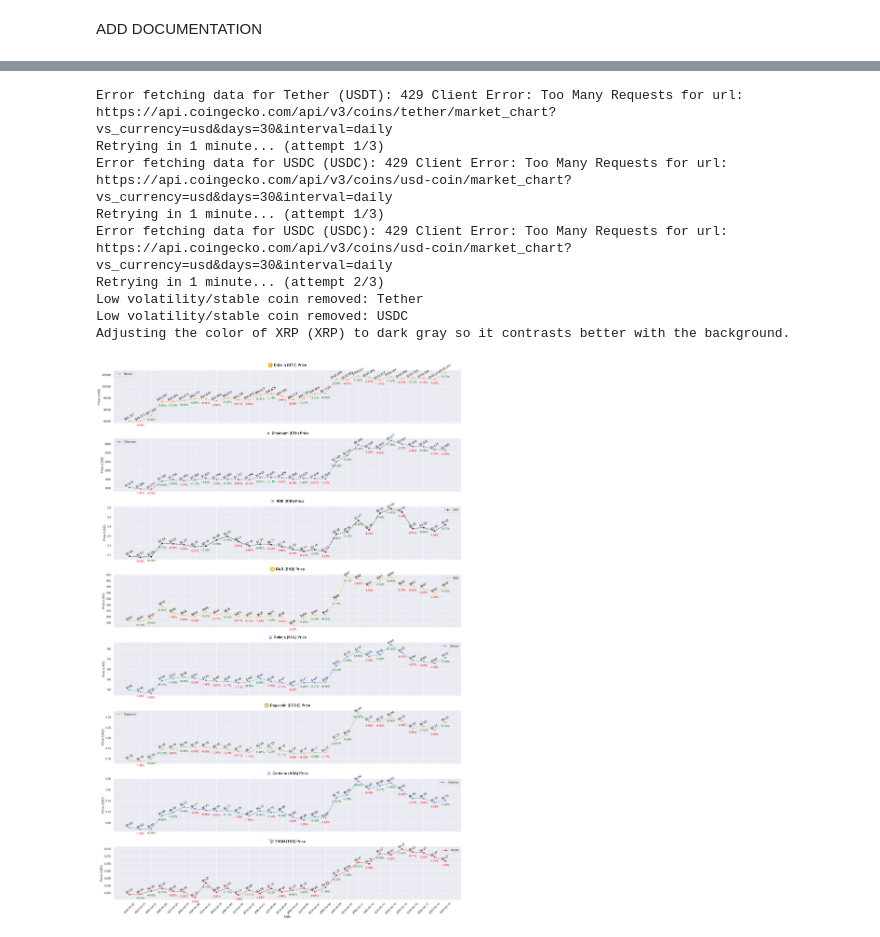
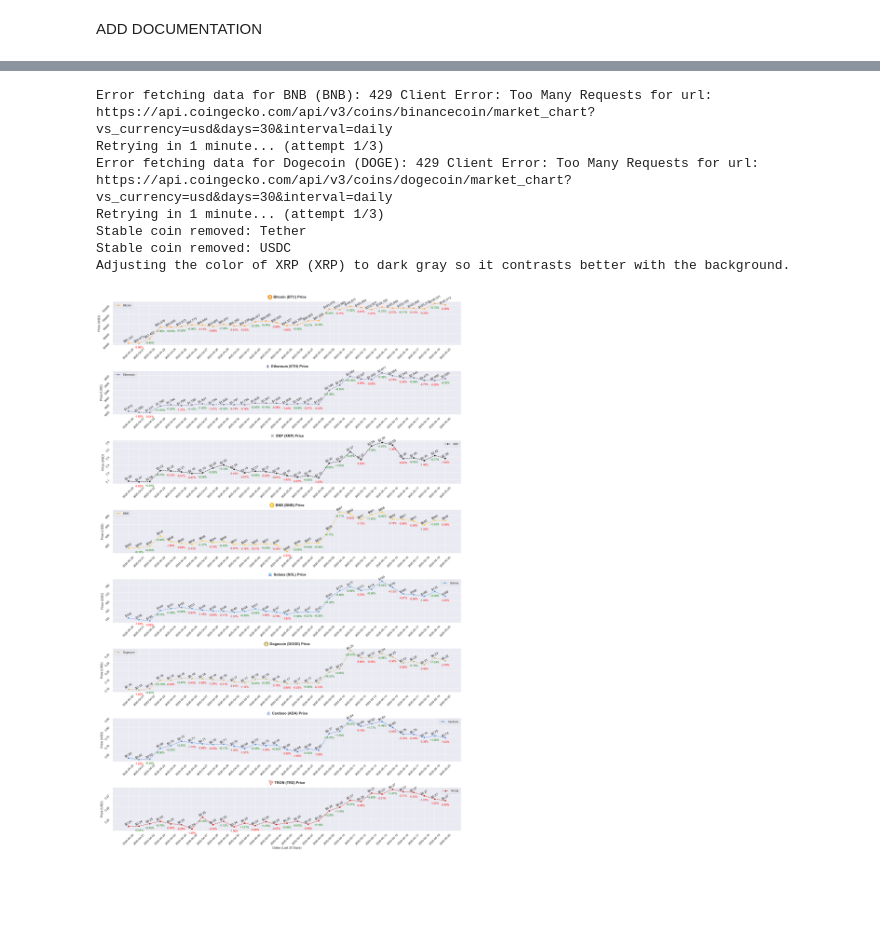
Before and after one commit to oganbayril/crypto-market-analyzer, a Jupyter notebook: crypto-price-analyzer.ipynb, the cells around one changed output, grey strips where cells are left out. Cells and saved outputs as stored; diff of their text form; code cells hidden in the pictures; blank space fills up the shorter version.

```diff
--- a/crypto-price-analyzer.ipynb
+++ b/crypto-price-analyzer.ipynb
@@ -76,7 +76,7 @@ def get_dominant_color(image_path):
     rgb_pixels = pixels[:, :3]
     avg_color = tuple(np.mean(rgb_pixels, axis=0).astype(int))
 
-    return tuple(c/255 for c in avg_color)  # Normalize to 0–1 for matplotlib
+    return tuple(float(c)/255 for c in avg_color) # Convert to 0-1 range and return as a python tuple, numpy array will cause issues if it's saved to a csv and it's not needed.
 
 def get_logo_return_dominant_color(coin):
     logo_path = os.path.join(LOGOS_DIRECTORY, f"{coin['id']}.png")
@@ -170,6 +170,10 @@ for coin in top_coins:
                 print(f"Failed to fetch data for {coin["name"]} ({coin["symbol"].upper()}) after 3 attempts.")
 
 df = pd.DataFrame(list_for_dataframe)
+# df.to_csv("coins.csv", index=False)
+
+# df = pd.read_csv("coins.csv")
+# df["dominant_color"] = df["dominant_color"].apply(eval)
 
 sns.set_theme()
 
@@ -187,7 +191,8 @@ stablecoins_df = df[df["name"].isin(stablecoins)]
 df = df[~df["name"].isin(stablecoins)]
 
 for name in stablecoins:
-    print(f"Low volatility/stable coin removed: {name}")
+    print(f"Stable coin removed: {name}")
+
 
 unique_names = df["name"].unique()
 fig, axes = plt.subplots(len(unique_names), 1, figsize=(20, 4 * len(unique_names)), sharex=True)
@@ -229,42 +234,41 @@ for ax, name in zip(axes, unique_names):
 
             vbox = HPacker(children=[imagebox, textbox], align="center", pad=0, sep=5)
 
             ab = AnnotationBbox(
                 vbox,
                 (0.5, 1.05),
                 xycoords="axes fraction",
                 frameon=False,
                 box_alignment=(0.5, 0)
             )
             ax.add_artist(ab)
         except Exception as e:
             print(f"Error adding logo/title for {name} ({symbol}): {e}. Using text title.")
             ax.set_title(title_text, fontsize=14, weight="bold", pad=20)
     else:
         print(f"Logo not found for {name} ({symbol}). Using text title.")
         ax.set_title(title_text, fontsize=14, weight="bold", pad=20)
 
+    ax.tick_params(labelbottom=True, rotation=45)
     ax.set_ylabel("Price (USD)")
     ax.legend()
     ax.grid(True)
 
-plt.xticks(rotation=45)
-plt.xlabel("Date")
+# plt.xticks(rotation=45)
+plt.xlabel("Dates (Last 30 Days)")
 
 plt.tight_layout(rect=[0, 0.03, 1, 0.98])
 
 plt.show()
 # %% [output]
-Error fetching data for Tether (USDT): 429 Client Error: Too Many Requests for url: https://api.coingecko.com/api/v3/coins/tether/market_chart?vs_currency=usd&days=30&interval=daily
+Error fetching data for BNB (BNB): 429 Client Error: Too Many Requests for url: https://api.coingecko.com/api/v3/coins/binancecoin/market_chart?vs_currency=usd&days=30&interval=daily
 Retrying in 1 minute... (attempt 1/3)
-Error fetching data for USDC (USDC): 429 Client Error: Too Many Requests for url: https://api.coingecko.com/api/v3/coins/usd-coin/market_chart?vs_currency=usd&days=30&interval=daily
+Error fetching data for Dogecoin (DOGE): 429 Client Error: Too Many Requests for url: https://api.coingecko.com/api/v3/coins/dogecoin/market_chart?vs_currency=usd&days=30&interval=daily
 Retrying in 1 minute... (attempt 1/3)
-Error fetching data for USDC (USDC): 429 Client Error: Too Many Requests for url: https://api.coingecko.com/api/v3/coins/usd-coin/market_chart?vs_currency=usd&days=30&interval=daily
-Retrying in 1 minute... (attempt 2/3)
-Low volatility/stable coin removed: Tether
-Low volatility/stable coin removed: USDC
+Stable coin removed: Tether
+Stable coin removed: USDC
 Adjusting the color of XRP (XRP) to dark gray so it contrasts better with the background.
-[figure, old version]
+[figure, new version]
 # %%
 # Percentage change over the last 30 days
 
```
Also changed, not shown: parts of 2 cells of this notebook.
